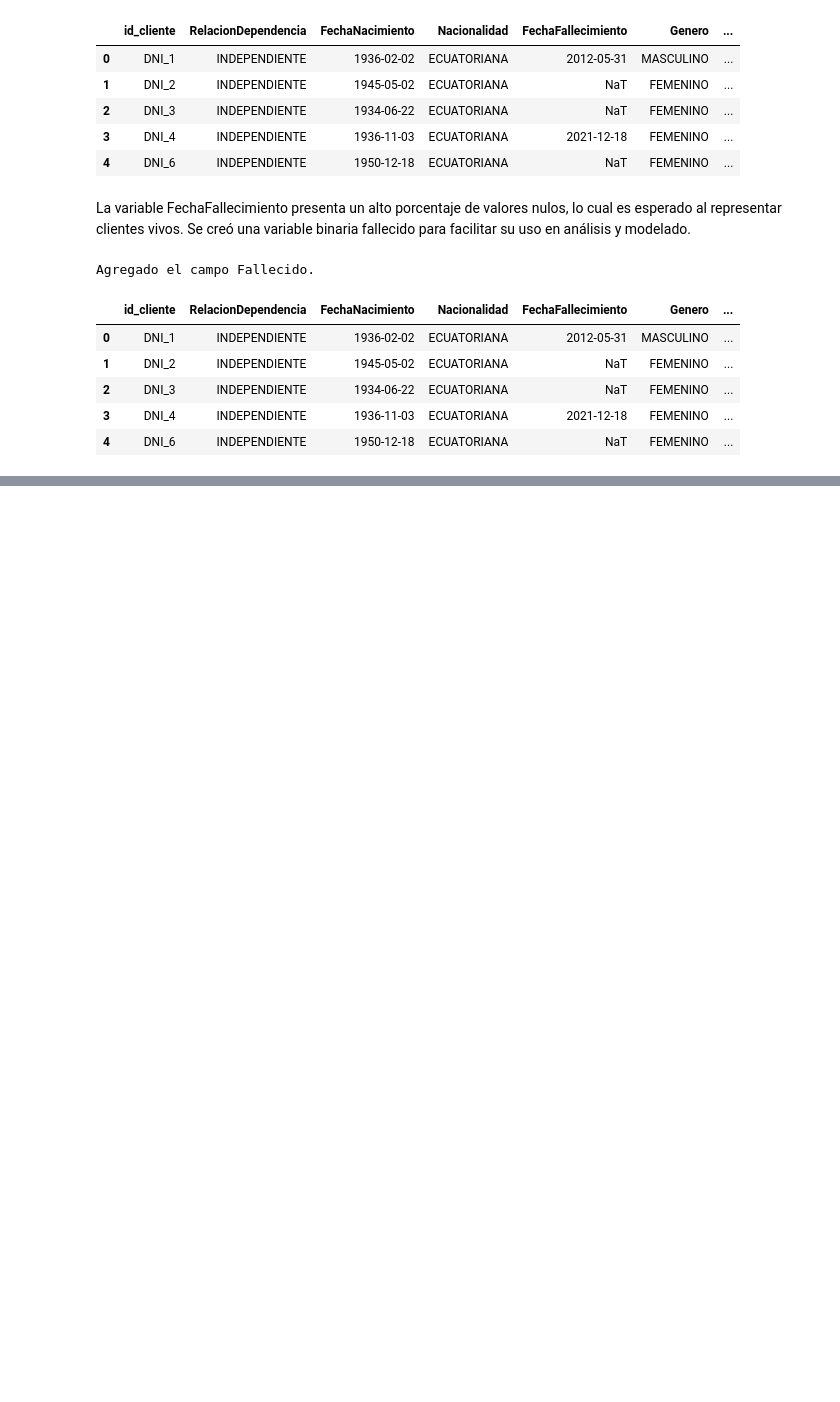
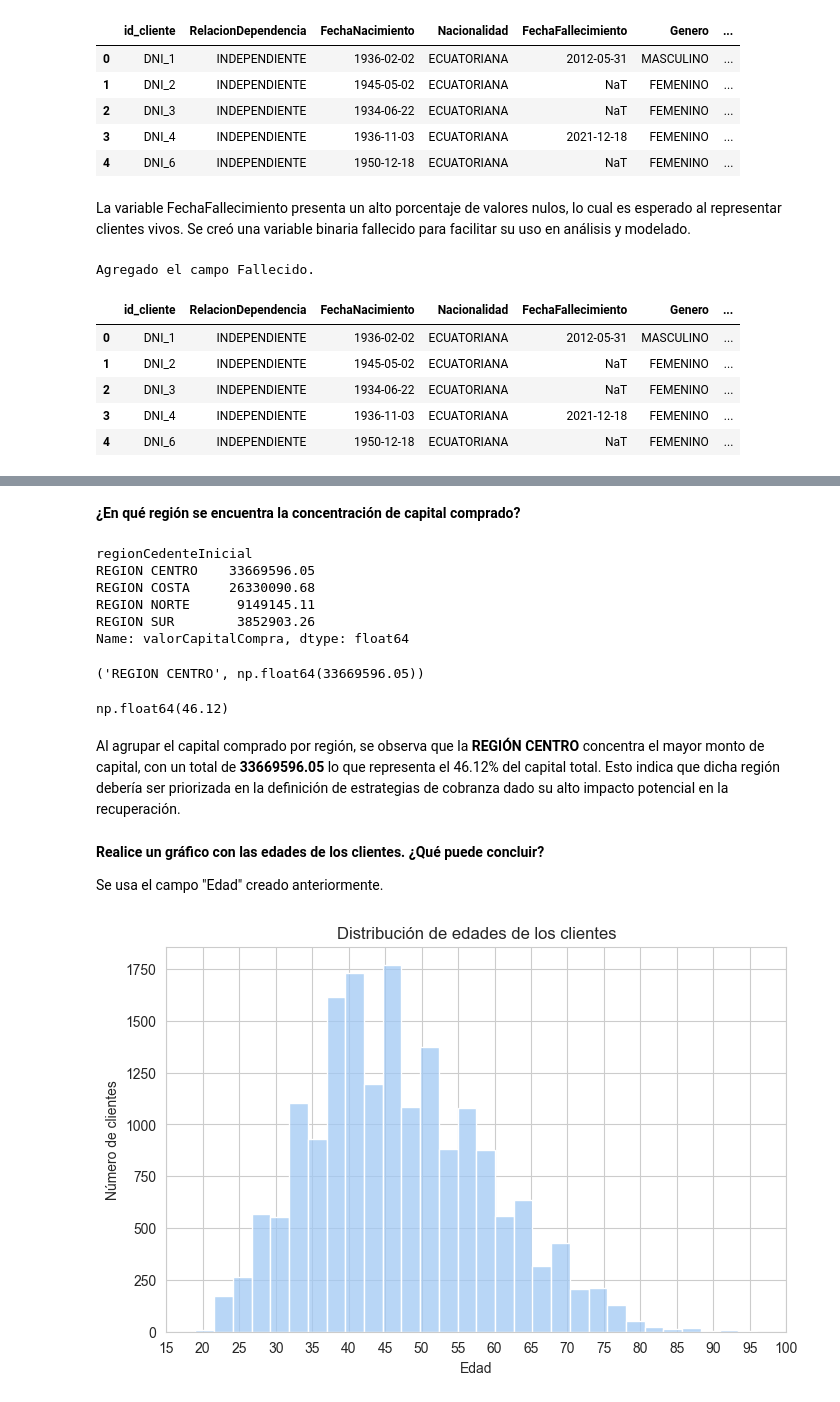
Before and after one commit to juandtap/pruebatecnica, a Jupyter notebook: PruebaTecnica_Tapia_Diego.ipynb, the cells around one changed output, grey strips where cells are left out. Saved outputs shown, nothing was run; the diff lists cells and outputs as text; code cells hidden in the pictures; blank space fills up the shorter version.

```diff
--- a/PruebaTecnica_Tapia_Diego.ipynb
+++ b/PruebaTecnica_Tapia_Diego.ipynb
@@ -331,0 +341,12 @@ Agregado el campo Fallecido.
+# %%
+import re
+def normalize_dni(x):
+    if pd.isna(x):
+        return np.nan
+    s = str(x).strip()
+    s = re.sub(r"\s+", "", s)    # quita espacios
+    s = re.sub(r"^0+", "", s)    # quita ceros iniciales
+    return s
+
+df_cliente["id_cliente"] = df_cliente["id_cliente"].apply(normalize_dni)
+df_demografico["id_cliente"] = df_demografico["id_cliente"].apply(normalize_dni)
@@ -331,0 +355,7 @@ Agregado el campo Fallecido.
+# %%
+cliente_demo = df_cliente.merge(
+    df_demografico,
+    on="id_cliente",
+    how="left",
+    suffixes=("", "_demo")
+)
@@ -331,0 +398,61 @@ Agregado el campo Fallecido.
+# %% [markdown]
+**¿En qué región se encuentra la concentración de capital comprado?**
+# %%
+capital_por_region = (
+    cliente_demo
+    .groupby("regionCedenteInicial", dropna=False)["valorCapitalCompra"]
+    .sum()
+    .sort_values(ascending=False)
+)
+
+capital_por_region
+# %% [output]
+regionCedenteInicial
+REGION CENTRO    33669596.05
+REGION COSTA     26330090.68
+REGION NORTE      9149145.11
+REGION SUR        3852903.26
+Name: valorCapitalCompra, dtype: float64
+# %%
+region_top = capital_por_region.idxmax()
+capital_top = capital_por_region.max()
+
+region_top, capital_top
+# %% [output]
+('REGION CENTRO', np.float64(33669596.05))
+# %%
+capital_total = cliente_demo["valorCapitalCompra"].sum()
+porcentaje_top = capital_top / capital_total * 100
+
+round(porcentaje_top, 2)
+# %% [output]
+np.float64(46.12)
+# %% [markdown]
+Al agrupar el capital comprado por región, se observa que la **REGIÓN CENTRO** concentra el mayor monto de capital, con un total de **33669596.05** lo que representa el 46.12% del capital total. Esto indica que dicha región debería ser priorizada en la definición de estrategias de cobranza dado su alto impacto potencial en la recuperación.
+# %% [markdown]
+**Realice un gráfico con las edades de los clientes. ¿Qué puede concluir?**
+
+Se usa el campo "Edad" creado anteriormente.
+# %%
+import seaborn as sns
+import matplotlib.pyplot as plt
+
+sns.set_style("whitegrid")
+sns.set_palette("pastel")
+
+edades = cliente_demo["Edad"].dropna()
+
+plt.figure(figsize=(8, 5))
+sns.histplot(edades, bins=30, kde=False)
+
+plt.xlabel("Edad")
+plt.ylabel("Número de clientes")
+plt.title("Distribución de edades de los clientes")
+
+xmin = int(np.floor(edades.min() / 5) * 5)
+xmax = int(np.ceil(edades.max() / 5) * 5)
+plt.xticks(np.arange(xmin, xmax + 1, 5))
+
+plt.show()
+# %% [output]
+[figure, added]
```
Also changed, not shown: parts of 43 cells of this notebook.
